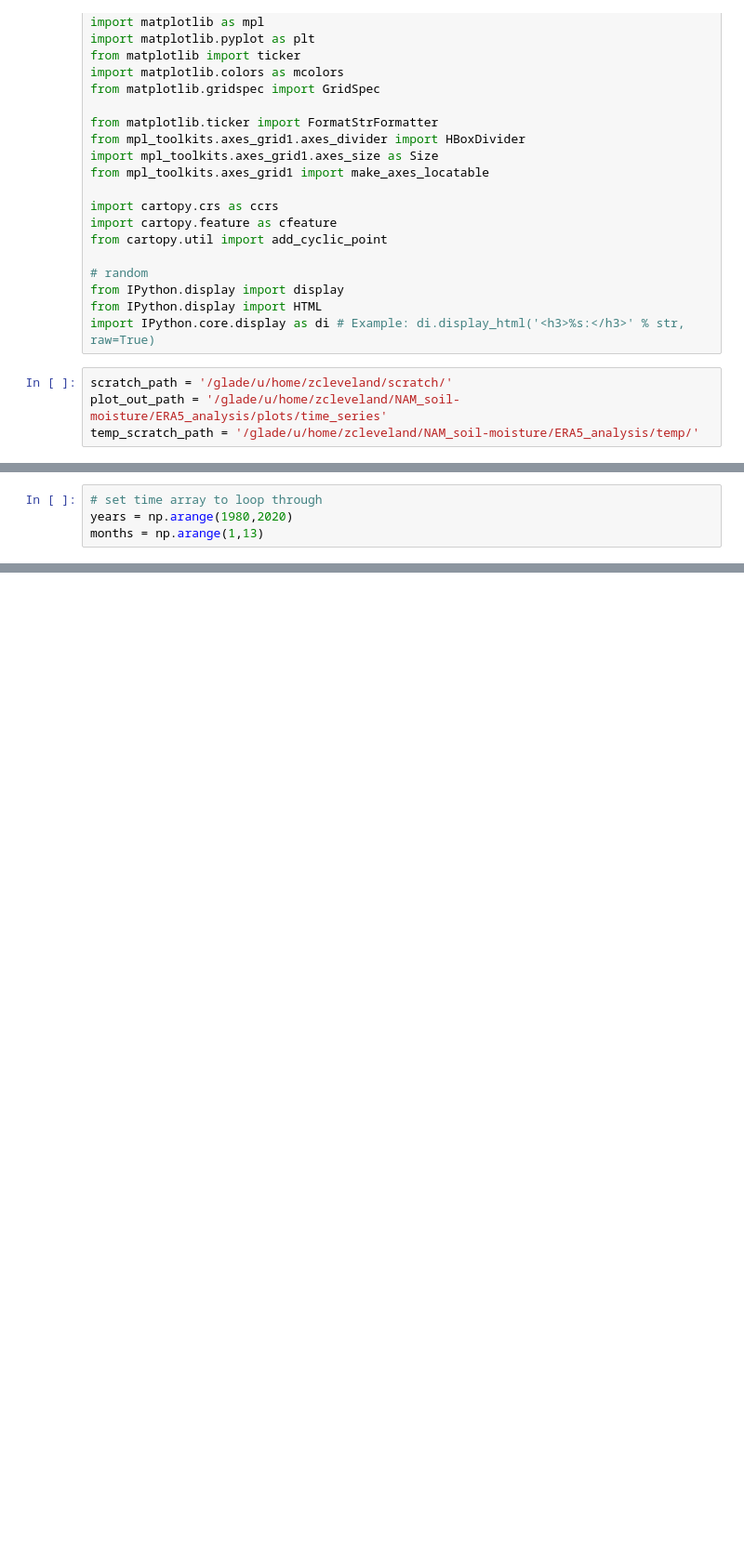
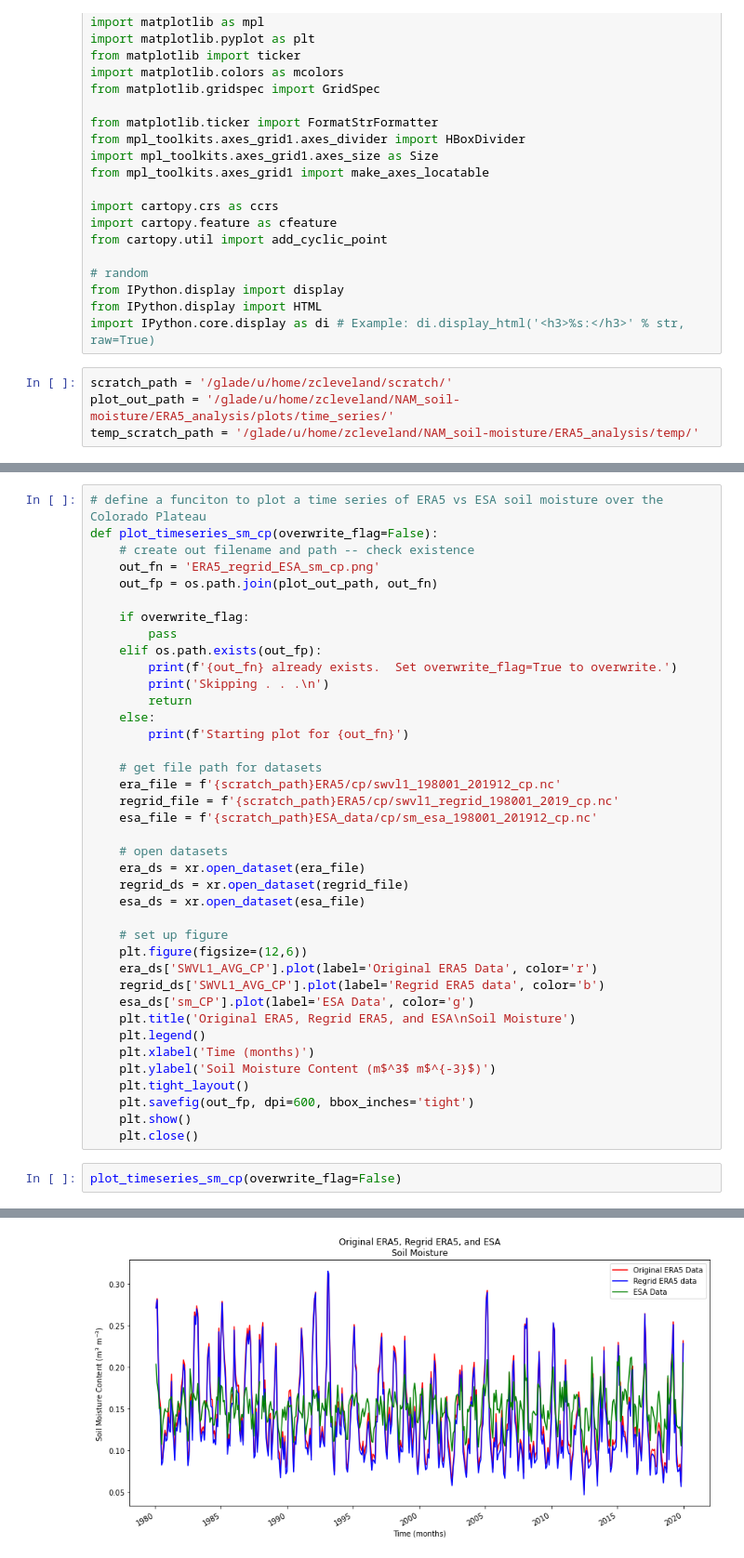
Before and after one commit to zac-cleveland/NAM_soil-moisture, a Jupyter notebook: ERA5_analysis/scripts/plotting/time_series_plotting.ipynb, the cells around one changed output, grey strips where cells are left out. Shown at 93% size. Drawn from its saved outputs; the diff is of its cells as text; blank space fills up the shorter version.

Commit message:
made some random clean up and what not.  committing to start fresh before editing onset_calc_tcw.

```diff
--- a/ERA5_analysis/scripts/plotting/time_series_plotting.ipynb
+++ b/ERA5_analysis/scripts/plotting/time_series_plotting.ipynb
@@ -45,6 +45,6 @@ from IPython.display import HTML
 import IPython.core.display as di # Example: di.display_html('<h3>%s:</h3>' % str, raw=True)
 # %%
 scratch_path = '/glade/u/home/zcleveland/scratch/'
-plot_out_path = '/glade/u/home/zcleveland/NAM_soil-moisture/ERA5_analysis/plots/time_series'
+plot_out_path = '/glade/u/home/zcleveland/NAM_soil-moisture/ERA5_analysis/plots/time_series/'
 temp_scratch_path = '/glade/u/home/zcleveland/NAM_soil-moisture/ERA5_analysis/temp/'
 # %%
@@ -70,5 +81,43 @@ var_list = [
 ]
 # %%
-# set time array to loop through
-years = np.arange(1980,2020)
-months = np.arange(1,13)
+# define a funciton to plot a time series of ERA5 vs ESA soil moisture over the Colorado Plateau
+def plot_timeseries_sm_cp(overwrite_flag=False):
+    # create out filename and path -- check existence
+    out_fn = 'ERA5_regrid_ESA_sm_cp.png'
+    out_fp = os.path.join(plot_out_path, out_fn)
+
+    if overwrite_flag:
+        pass
+    elif os.path.exists(out_fp):
+        print(f'{out_fn} already exists.  Set overwrite_flag=True to overwrite.')
+        print('Skipping . . .\n')
+        return
+    else:
+        print(f'Starting plot for {out_fn}')
+
+    # get file path for datasets
+    era_file = f'{scratch_path}ERA5/cp/swvl1_198001_201912_cp.nc'
+    regrid_file = f'{scratch_path}ERA5/cp/swvl1_regrid_198001_2019_cp.nc'
+    esa_file = f'{scratch_path}ESA_data/cp/sm_esa_198001_201912_cp.nc'
+
+    # open datasets
+    era_ds = xr.open_dataset(era_file)
+    regrid_ds = xr.open_dataset(regrid_file)
+    esa_ds = xr.open_dataset(esa_file)
+
+    # set up figure
+    plt.figure(figsize=(12,6))
+    era_ds['SWVL1_AVG_CP'].plot(label='Original ERA5 Data', color='r')
+    regrid_ds['SWVL1_AVG_CP'].plot(label='Regrid ERA5 data', color='b')
+    esa_ds['sm_CP'].plot(label='ESA Data', color='g')
+    plt.title('Original ERA5, Regrid ERA5, and ESA\nSoil Moisture')
+    plt.legend()
+    plt.xlabel('Time (months)')
+    plt.ylabel('Soil Moisture Content (m$^3$ m$^{-3}$)')
+    plt.tight_layout()
+    plt.savefig(out_fp, dpi=600, bbox_inches='tight')
+    plt.show()
+    plt.close()
+# %%
+plot_timeseries_sm_cp(overwrite_flag=False)
+# %% [output]
@@ -74,0 +125 @@ months = np.arange(1,13)
+[figure, added]
```
Also changed, not shown: parts of 2 cells of this notebook, 6 other files.
